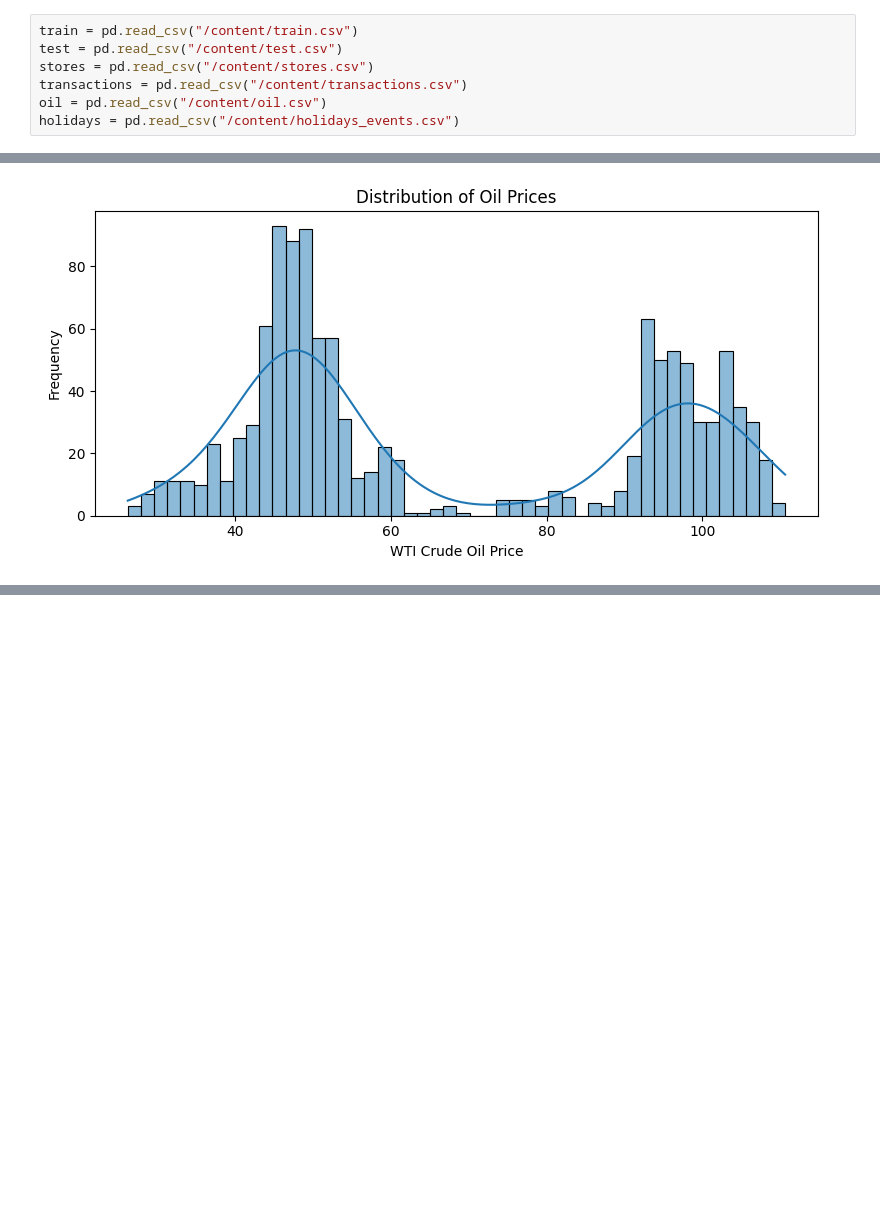
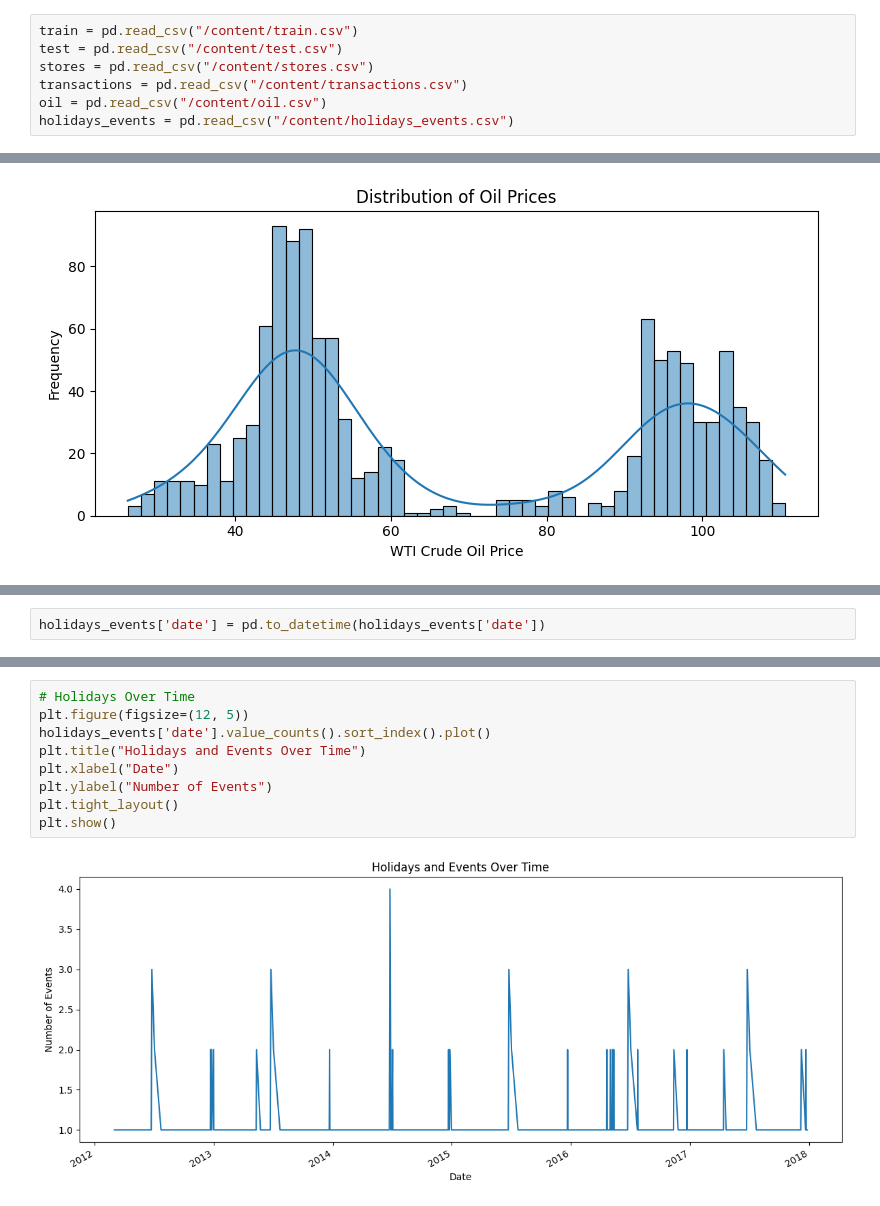
Before and after one commit to Ishikasingh101/Store_Sales_Prediction, a Jupyter notebook: experiments/EDA.ipynb, the cells around one changed output, grey strips where cells are left out. Cells and saved outputs as stored; diff of their text form; blank space fills up the shorter version.

```diff
--- a/experiments/EDA.ipynb
+++ b/experiments/EDA.ipynb
@@ -9,4 +9,4 @@ test = pd.read_csv("/content/test.csv")
 stores = pd.read_csv("/content/stores.csv")
 transactions = pd.read_csv("/content/transactions.csv")
 oil = pd.read_csv("/content/oil.csv")
-holidays = pd.read_csv("/content/holidays_events.csv")
+holidays_events = pd.read_csv("/content/holidays_events.csv")
@@ -659,0 +565,2 @@ plt.show()
+# %%
+holidays_events['date'] = pd.to_datetime(holidays_events['date'])
@@ -659,0 +659,11 @@ plt.show()
+# %%
+# Holidays Over Time
+plt.figure(figsize=(12, 5))
+holidays_events['date'].value_counts().sort_index().plot()
+plt.title("Holidays and Events Over Time")
+plt.xlabel("Date")
+plt.ylabel("Number of Events")
+plt.tight_layout()
+plt.show()
+# %% [output]
+[figure, added]
```
Also changed, not shown: parts of 73 cells of this notebook.
